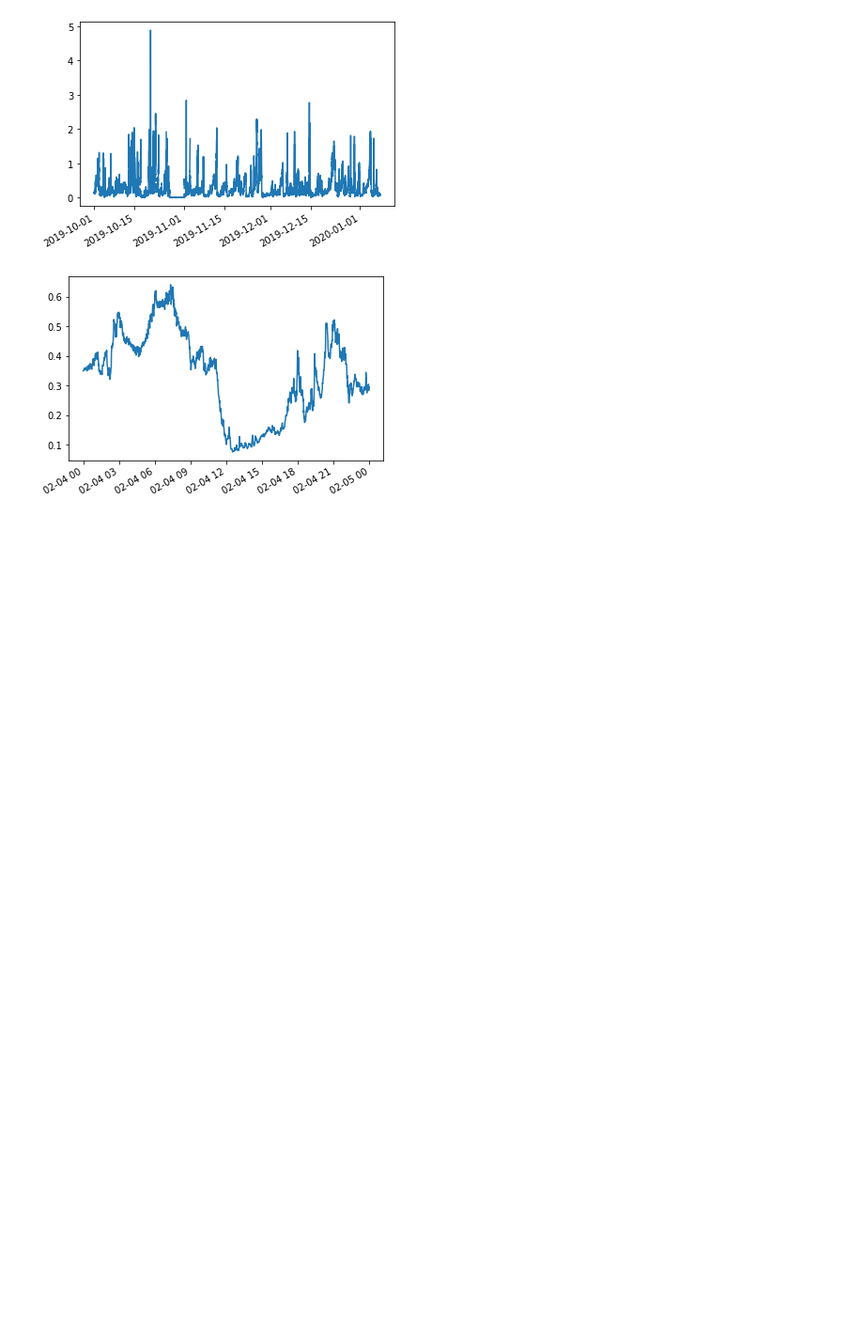
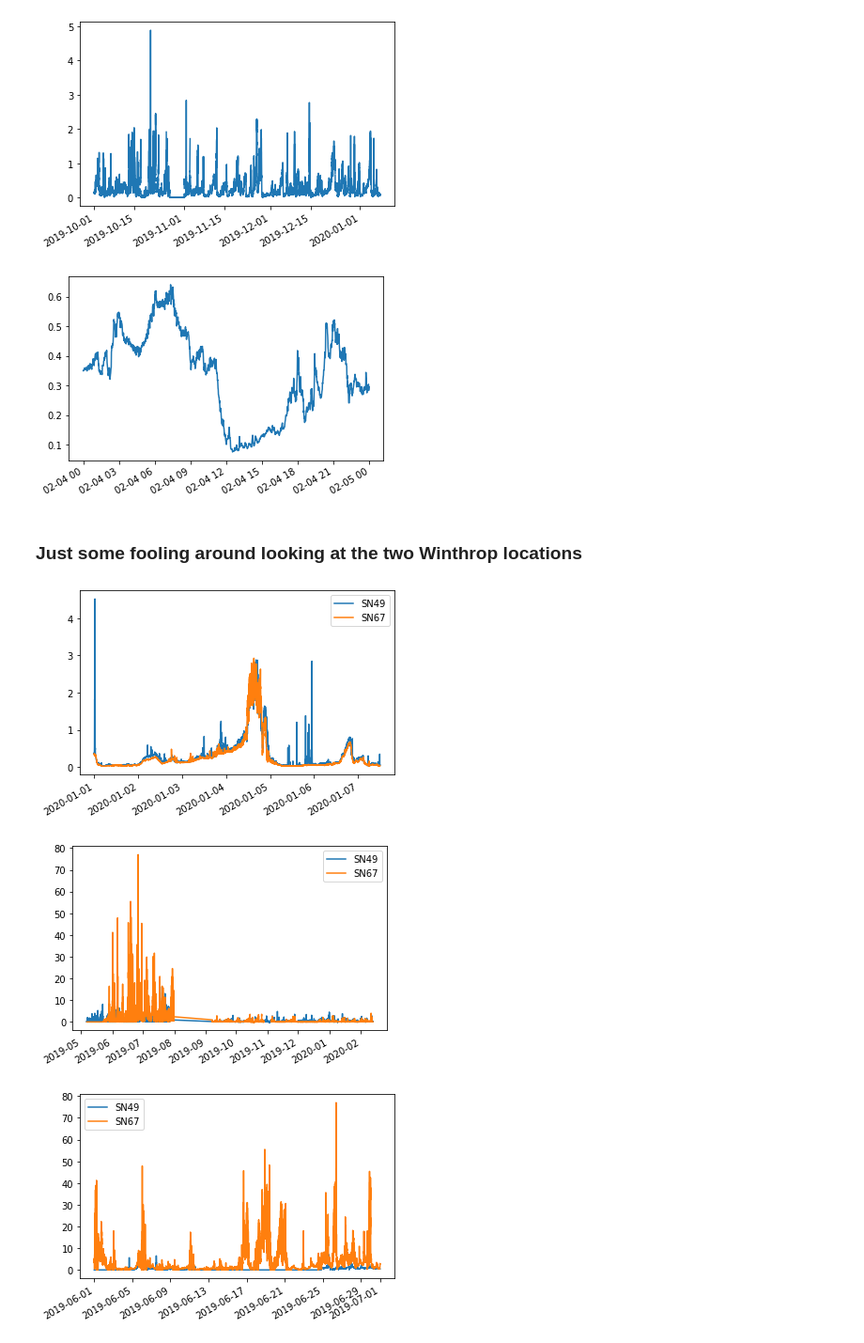
Before and after one commit to airpartners/data-analysis, a Jupyter notebook: Sensor Data Analysis.ipynb, the cells around one changed output. Shown at 94% size. Drawn from its saved outputs; the diff is of its cells as text; code cells hidden in the pictures; blank space fills up the shorter version.

Commit message:
Some winthrop comparisons and added location image

```diff
--- a/Sensor Data Analysis.ipynb
+++ b/Sensor Data Analysis.ipynb
@@ -252,3 +255,18 @@ SN45.pm1['2020-2-4'].plot()
 [figure]
 [figure]
 [figure]
+# %% [markdown]
+### Just some fooling around looking at the two Winthrop locations
+# %%
+plot_SNs_datetime_range(dt.datetime(2020, 1, 1, 0, 0, 0), dt.datetime(2020, 1, 7, 11, 59, 59),
+                        plot_SN45=False, plot_SN46=False, plot_SN62=False, plot_SN72=False)
+plt.figure()
+plot_SNs_datetime_range(dt.datetime(2019, 1, 1, 0, 0, 0), dt.datetime(2020, 2, 17, 11, 59, 59),
+                        plot_SN45=False, plot_SN46=False, plot_SN62=False, plot_SN72=False)
+plt.figure()
+plot_SNs_datetime_range(dt.datetime(2019, 6, 1, 0, 0, 0), dt.datetime(2019, 7, 1, 0, 0, 0),
+                        plot_SN45=False, plot_SN46=False, plot_SN62=False, plot_SN72=False)
+# %% [output]
+[figure, added]
+[figure, added]
+[figure, added]
```
Also changed, not shown: parts of 2 cells of this notebook.
